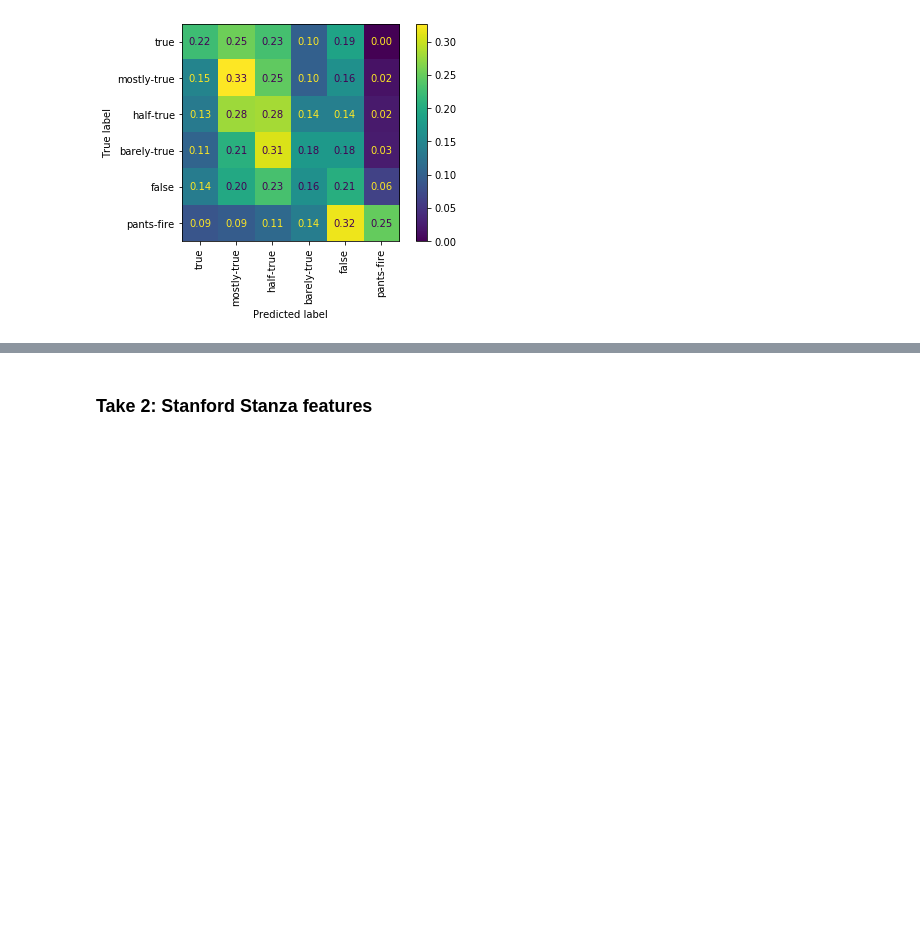
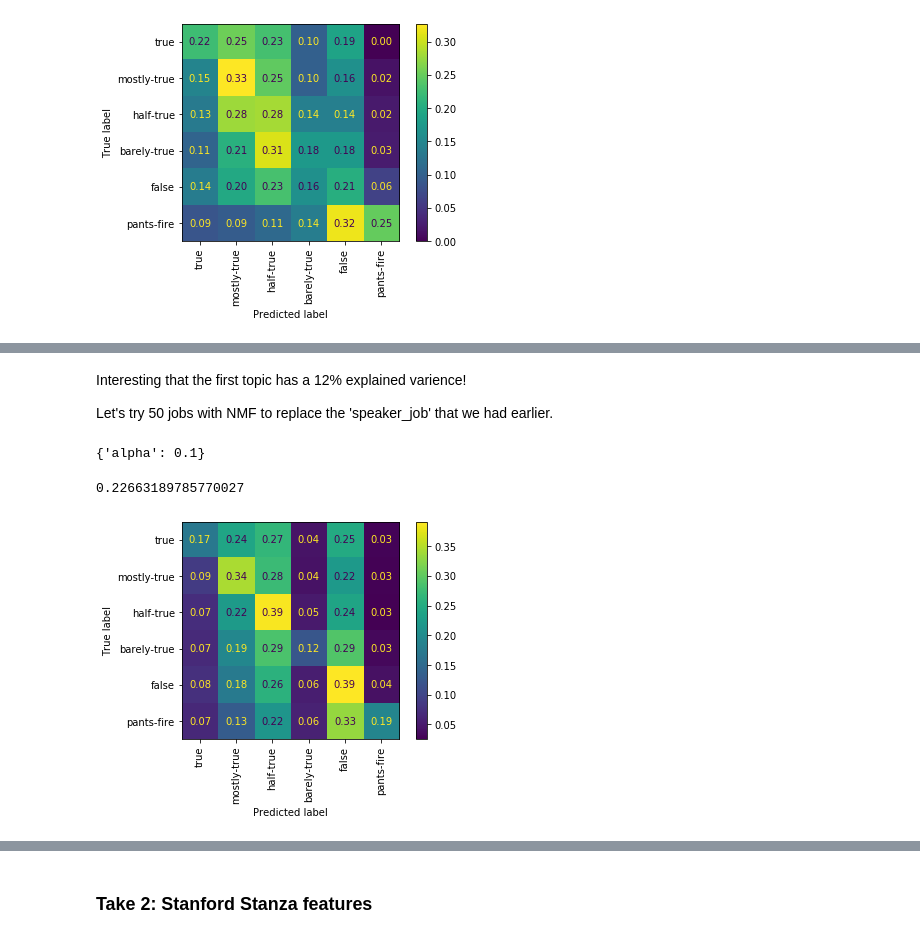
Before and after one commit to KunojiLym/metis_project_4, a Jupyter notebook: liar_eda.ipynb, the cells around one changed output, grey strips where cells are left out. Cells and saved outputs as stored; diff of their text form; code cells hidden in the pictures; blank space fills up the shorter version.

```diff
--- a/liar_eda.ipynb
+++ b/liar_eda.ipynb
@@ -1811,0 +1829,19 @@ plot_confusion_matrix(model_mnb_gscv, valid_X, valid_y,
+# %%
+#clean the speaker job description
+
+liar_train['speaker_job'].fillna('', inplace=True)
+liar_valid['speaker_job'].fillna('', inplace=True)
+liar_test['speaker_job'].fillna('', inplace=True)
+
+liar_train['job_clean'] = liar_train.speaker_job.map(alphanumeric).map(punc_lower)
+liar_valid['job_clean'] = liar_valid.speaker_job.map(alphanumeric).map(punc_lower)
+liar_test['job_clean'] = liar_test.speaker_job.map(alphanumeric).map(punc_lower)
+
+#vectorise with TF-IDF
+tv2 = TfidfVectorizer(stop_words='english', ngram_range=(1,2))
+
+job_train_tv2 = tv2.fit_transform(liar_train['job_clean'])
+job_valid_tv2 = tv2.transform(liar_valid['job_clean'])
+job_test_tv2  = tv2.transform(liar_test['job_clean'])
+
+pd.DataFrame(job_train_tv2.toarray(), columns=tv2.get_feature_names(), index=liar_train.index)
@@ -1811,0 +1887,29 @@ plot_confusion_matrix(model_mnb_gscv, valid_X, valid_y,
+# %% [markdown]
+Interesting that the first topic has a 12% explained varience!
+
+Let's try 50 jobs with NMF to replace the 'speaker_job' that we had  earlier.
+# %%
+nmf_model_job = NMF(50, random_state=RANDOM)
+nmf_job = nmf_model_job.fit_transform(context_train_tv2)
+nmf_50jobs = pd.DataFrame(nmf_job, index=liar_train.index).add_prefix('job_')
+# %%
+train_X = speaker_aff_dummies_df.join([nmf_50jobs, nmf_50contexts, liar_train_subj_dummies]).fillna('')
+train_y = liar_train['label']
+# %%
+#fit model to new data
+model_mnb_gscv.fit(train_X, train_y)
+model_mnb_gscv.best_params_
+# %% [output]
+{'alpha': 0.1}
+# %%
+model_mnb_gscv.best_score_
+# %% [output]
+0.22663189785770027
+# %%
+plot_confusion_matrix(model_mnb_gscv, train_X, train_y,
+                      labels=liar_label_order,
+                      xticks_rotation='vertical',
+                      normalize='true',
+                      values_format='.2f');
+# %% [output]
+[figure, added]
```
Also changed, not shown: parts of 26 cells of this notebook.
